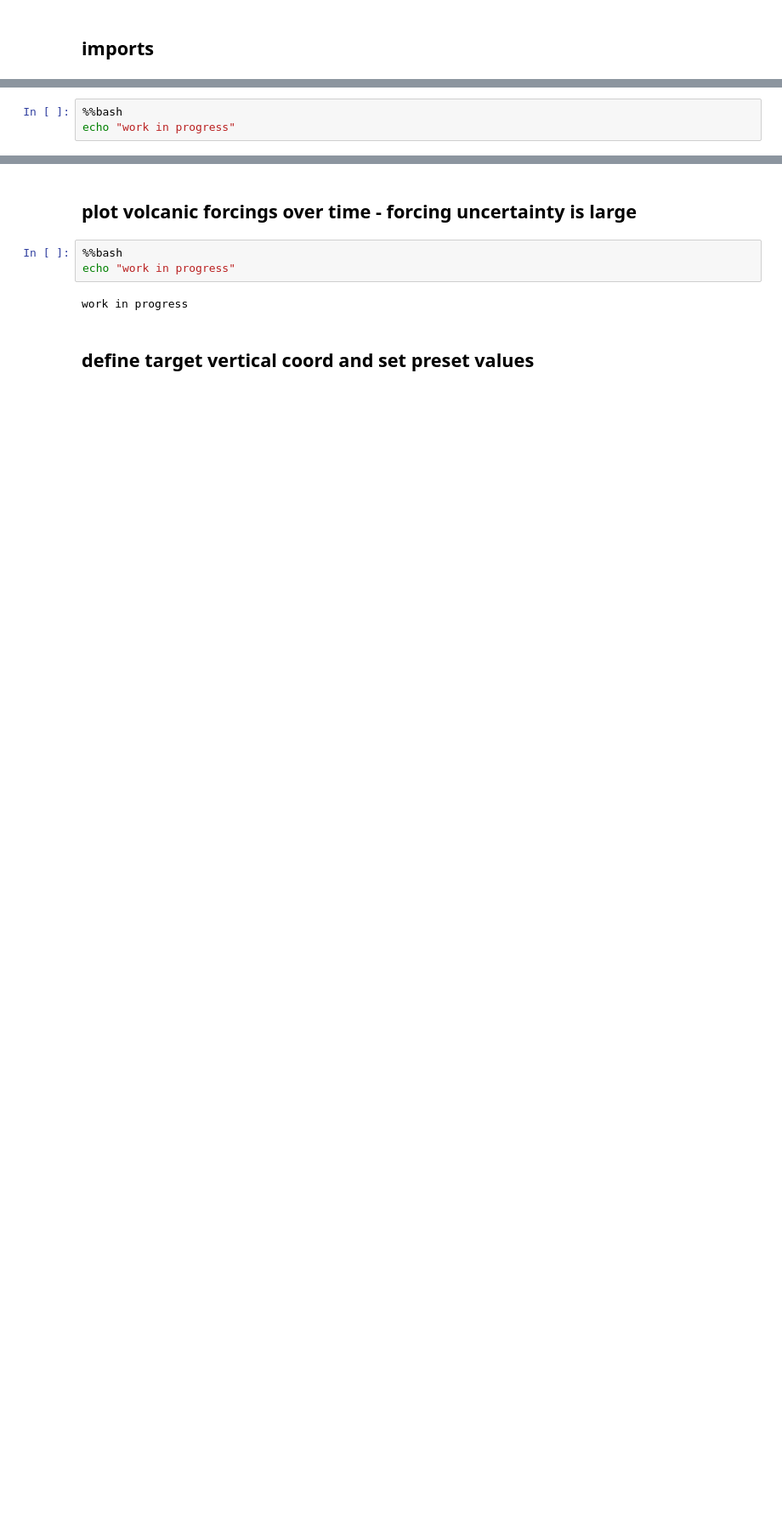
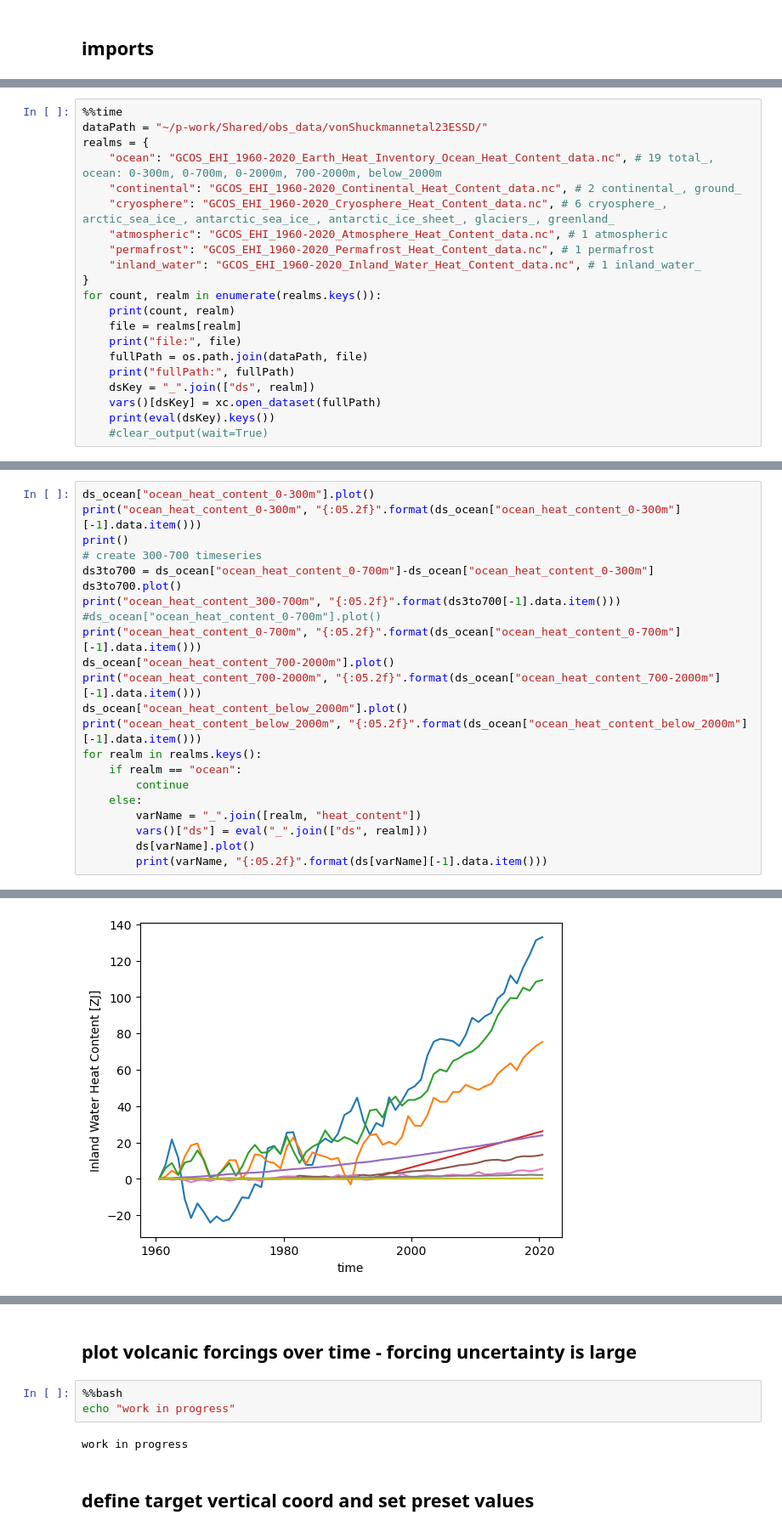
Before and after one commit to durack1/notebooks, a Jupyter notebook: jlnbs/CMIP6-OHC.ipynb, the cells around one changed output, grey strips where cells are left out. Shown: that part at 85% size. Cells and saved outputs as stored; diff of their text form; blank space fills up the shorter version.

Commit message:
vonSchuck plot complete

```diff
--- a/jlnbs/CMIP6-OHC.ipynb
+++ b/jlnbs/CMIP6-OHC.ipynb
@@ -60,4 +65,22 @@ Wall time: 38.6 µs
 # %%
-%%bash
-echo "work in progress"
+%%time
+dataPath = "~/p-work/Shared/obs_data/vonShuckmannetal23ESSD/"
+realms = {
+    "ocean": "GCOS_EHI_1960-2020_Earth_Heat_Inventory_Ocean_Heat_Content_data.nc", # 19 total_, ocean: 0-300m, 0-700m, 0-2000m, 700-2000m, below_2000m
+    "continental": "GCOS_EHI_1960-2020_Continental_Heat_Content_data.nc", # 2 continental_, ground_
+    "cryosphere": "GCOS_EHI_1960-2020_Cryosphere_Heat_Content_data.nc", # 6 cryosphere_, arctic_sea_ice_, antarctic_sea_ice_, antarctic_ice_sheet_, glaciers_, greenland_
+    "atmospheric": "GCOS_EHI_1960-2020_Atmosphere_Heat_Content_data.nc", # 1 atmospheric
+    "permafrost": "GCOS_EHI_1960-2020_Permafrost_Heat_Content_data.nc", # 1 permafrost
+    "inland_water": "GCOS_EHI_1960-2020_Inland_Water_Heat_Content_data.nc", # 1 inland_water_
+}
+for count, realm in enumerate(realms.keys()):
+    print(count, realm)
+    file = realms[realm]
+    print("file:", file)
+    fullPath = os.path.join(dataPath, file)
+    print("fullPath:", fullPath)
+    dsKey = "_".join(["ds", realm])
+    vars()[dsKey] = xc.open_dataset(fullPath)
+    print(eval(dsKey).keys())
+    #clear_output(wait=True)
 # %% [output]
@@ -64,0 +128,23 @@ work in progress
+# %%
+ds_ocean["ocean_heat_content_0-300m"].plot()
+print("ocean_heat_content_0-300m", "{:05.2f}".format(ds_ocean["ocean_heat_content_0-300m"][-1].data.item()))
+print()
+# create 300-700 timeseries
+ds3to700 = ds_ocean["ocean_heat_content_0-700m"]-ds_ocean["ocean_heat_content_0-300m"]
+ds3to700.plot()
+print("ocean_heat_content_300-700m", "{:05.2f}".format(ds3to700[-1].data.item()))
+#ds_ocean["ocean_heat_content_0-700m"].plot()
+print("ocean_heat_content_0-700m", "{:05.2f}".format(ds_ocean["ocean_heat_content_0-700m"][-1].data.item()))
+ds_ocean["ocean_heat_content_700-2000m"].plot()
+print("ocean_heat_content_700-2000m", "{:05.2f}".format(ds_ocean["ocean_heat_content_700-2000m"][-1].data.item()))
+ds_ocean["ocean_heat_content_below_2000m"].plot()
+print("ocean_heat_content_below_2000m", "{:05.2f}".format(ds_ocean["ocean_heat_content_below_2000m"][-1].data.item()))
+for realm in realms.keys():
+    if realm == "ocean":
+        continue
+    else:
+        varName = "_".join([realm, "heat_content"])
+        vars()["ds"] = eval("_".join(["ds", realm]))
+        ds[varName].plot()
+        print(varName, "{:05.2f}".format(ds[varName][-1].data.item()))
+# %% [output]
@@ -64,0 +162 @@ work in progress
+[figure, added]
```
Also changed, not shown: parts of 9 cells of this notebook, 1 other file.
